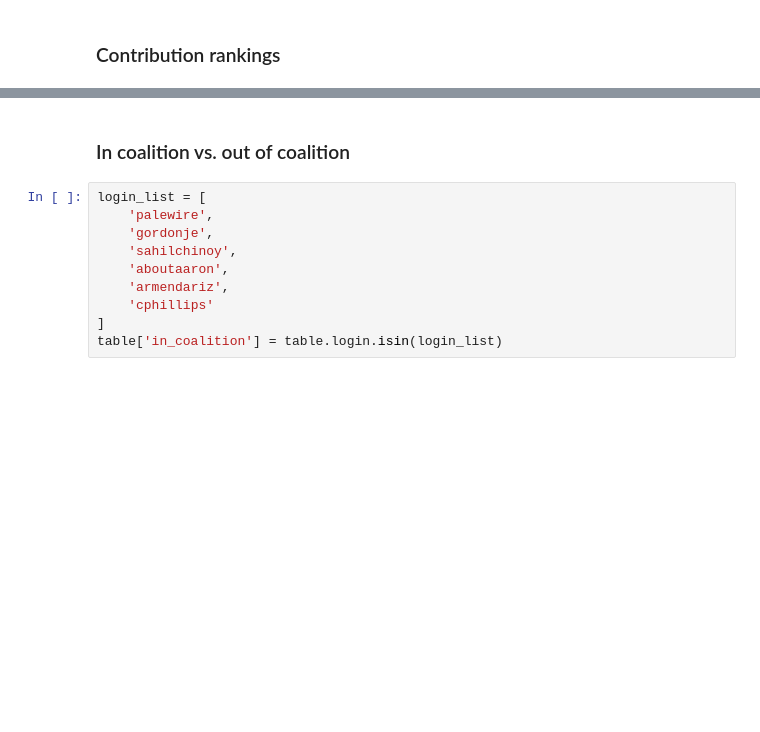
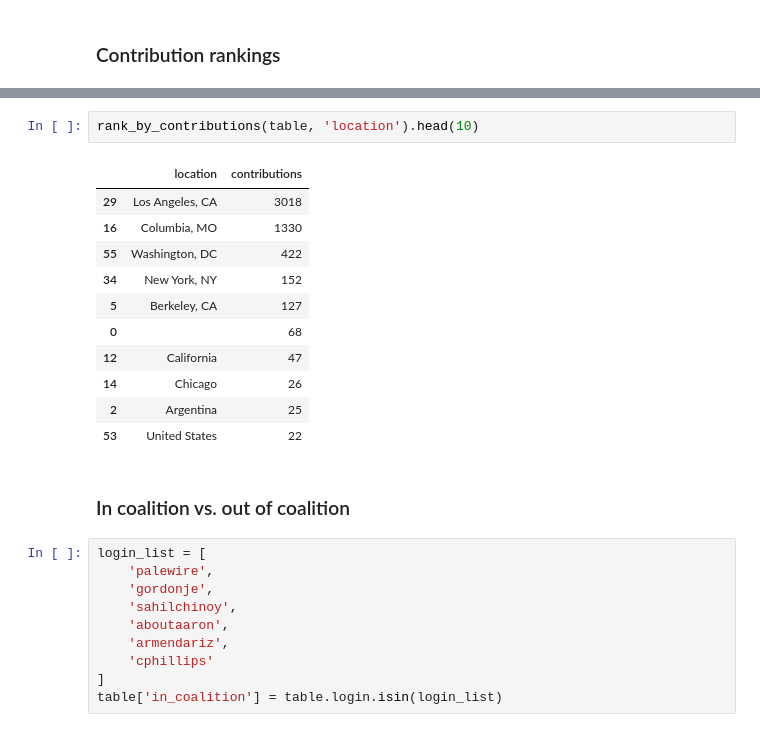
Before and after one commit to palewire/python-calaccess-notebooks, a Jupyter notebook: project-management/contributors.ipynb, the cells around one changed output, grey strips where cells are left out. Drawn from its saved outputs; the diff is of its cells as text; blank space fills up the shorter version.

```diff
--- a/project-management/contributors.ipynb
+++ b/project-management/contributors.ipynb
@@ -139,3 +183,17 @@ table.groupby('company', as_index=False).contributions.sum().sort_values("contri
+# %%
+rank_by_contributions(table, 'location').head(10)
+# %% [output]
+|  | location | contributions |
+| 29 | Los Angeles, CA | 3018 |
+| 16 | Columbia, MO | 1330 |
+| 55 | Washington, DC | 422 |
+| 34 | New York, NY | 152 |
+| 5 | Berkeley, CA | 127 |
+| 0 |  | 68 |
+| 12 | California | 47 |
+| 14 | Chicago | 26 |
+| 2 | Argentina | 25 |
+| 53 | United States | 22 |
 # %% [markdown]
 ### In coalition vs. out of coalition
 # %%
```
Also changed, not shown: parts of 24 cells of this notebook, 3 other files.
